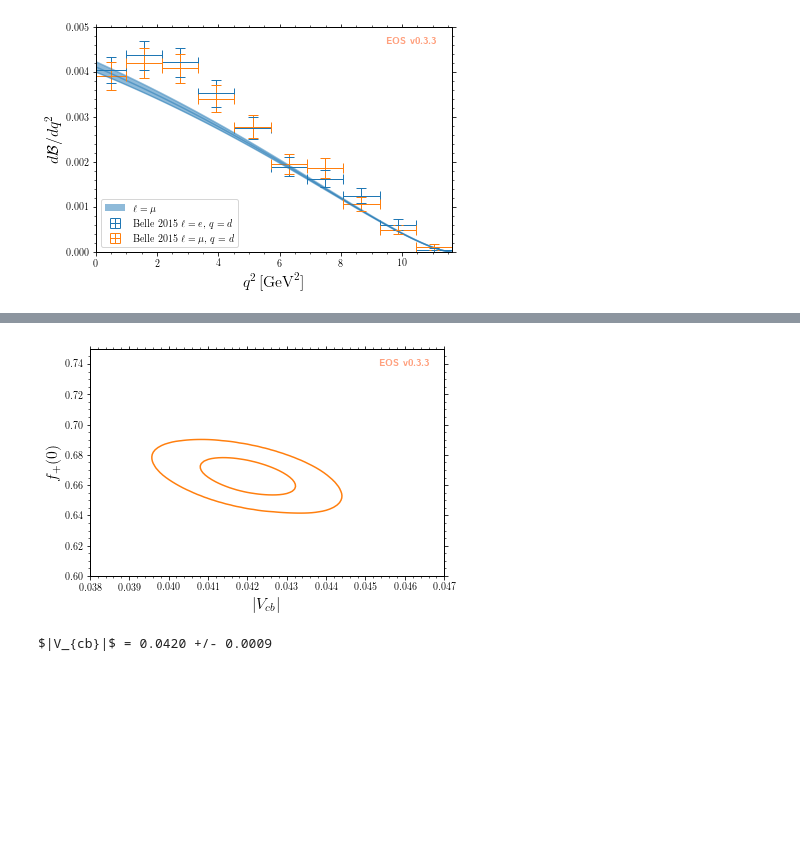
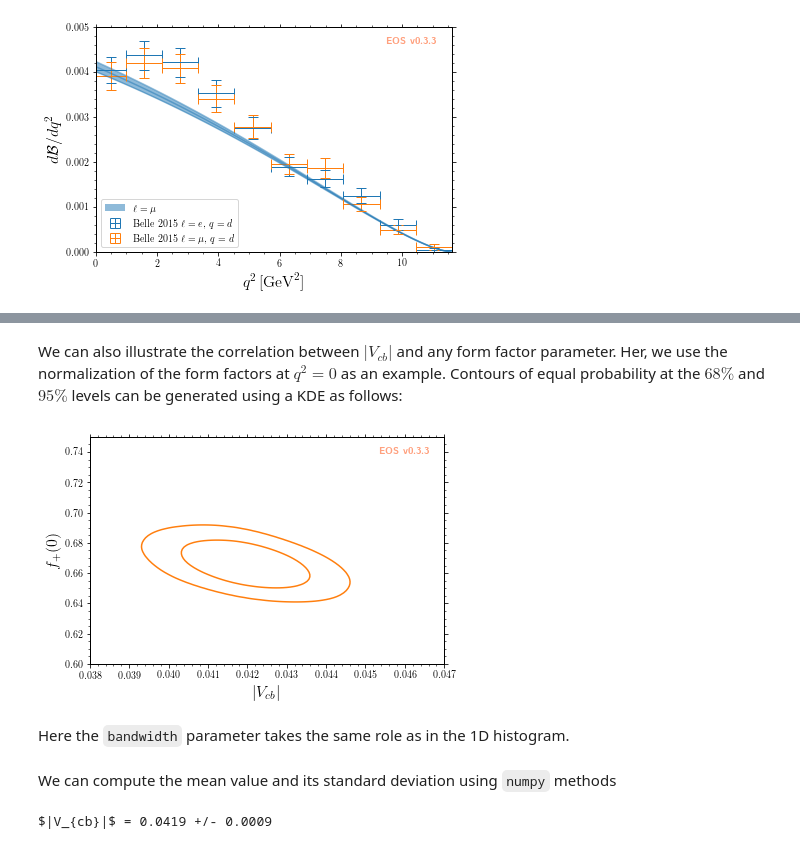
Before and after one commit to eos/eos, a Jupyter notebook: examples/inference.ipynb, the cells around one changed output, grey strips where cells are left out. Drawn from its saved outputs; the diff is of its cells as text; code cells hidden in the pictures; blank space fills up the shorter version.

Commit message:
[eos] Synchronize the documentation and example for the 'inference' use case

```diff
--- a/examples/inference.ipynb
+++ b/examples/inference.ipynb
@@ -114,10 +174,11 @@ INFO:EOS:Optimization goal achieved after 266 function evaluations
 # %%
+import numpy as np
 e_q2values  = np.unique(np.concatenate((np.linspace(0.02,  1.00, 20), np.linspace(1.00, 11.60, 20))))
 e_obs       = [eos.Observable.make(
                   'B->Dlnu::dBR/dq2', analysis.parameters, eos.Kinematics(q2=q2),
                   eos.Options(**{'form-factors': 'BSZ2015', 'l': 'e', 'q': 'd'}))
               for q2 in e_q2values]
-parameter_samples, log_weights, e_samples  = analysis.sample(N=20000, stride=5, pre_N=1000, preruns=5, cov_scale=0.05, start_point=bfp.point, observables=e_obs)
+parameter_samples, log_posterior, e_samples  = analysis.sample(N=20000, stride=5, pre_N=1000, preruns=5, start_point=bfp.point, observables=e_obs)
 # %% [output]
 INFO:EOS:Prerun 0 out of 5
 INFO:EOS:Prerun 0: acceptance rate is   1%
@@ -190,24 +266,31 @@ eos.plot.Plotter(plot_args).plot()
+# %% [markdown]
+We can also illustrate the correlation between $|V_{cb}|$ and any form factor parameter. Her, we use the normalization of the form factors at $q^2 = 0$ as an example. Contours of equal probability at the $68\%$
+and $95\%$ levels can be generated using a KDE as follows:
 # %%
 plot_args = {
     'plot': {
         'x': { 'label': r'$|V_{cb}|$', 'range': [38e-3, 47e-3] },
         'y': { 'label': r'$f_+(0)$',   'range': [0.6, 0.75] },
     },
     'contents': [
         {
             'type': 'kde2D', 'color': 'C1', 'label': 'posterior',
-            'range': [40e-3, 45e-3], 'levels': [68, 99], 'bandwidth': 3,
-            'data': { 'samples': parameter_samples[:, (0,1)], 'log_weights': log_weights }
+            'range': [40e-3, 45e-3], 'levels': [68, 95], 'bandwidth': 3,
+            'data': { 'samples': parameter_samples[:, (0,1)] }
         }
     ]
 }
 eos.plot.Plotter(plot_args).plot()
 # %% [output]
-[figure, old version]
+[figure, new version]
+# %% [markdown]
+Here the `bandwidth` parameter takes the same role as in the 1D histogram.
+# %% [markdown]
+We can compute the mean value and its standard deviation using ``numpy`` methods
 # %%
 print('$|V_{{cb}}|$ = {mean:.4f} +/- {std:.4f}'.format(
-    mean=np.average(parameter_samples[:,0], weights=np.exp(log_weights)),
-    std=np.sqrt(np.var(parameter_samples[:, 0]))
+    mean=np.average(parameter_samples[:,0]),
+    std=np.std(parameter_samples[:, 0])
 ))
 # %% [output]
-$|V_{cb}|$ = 0.0420 +/- 0.0009
+$|V_{cb}|$ = 0.0419 +/- 0.0009
```
Also changed, not shown: parts of 18 cells of this notebook, 2 other files.
